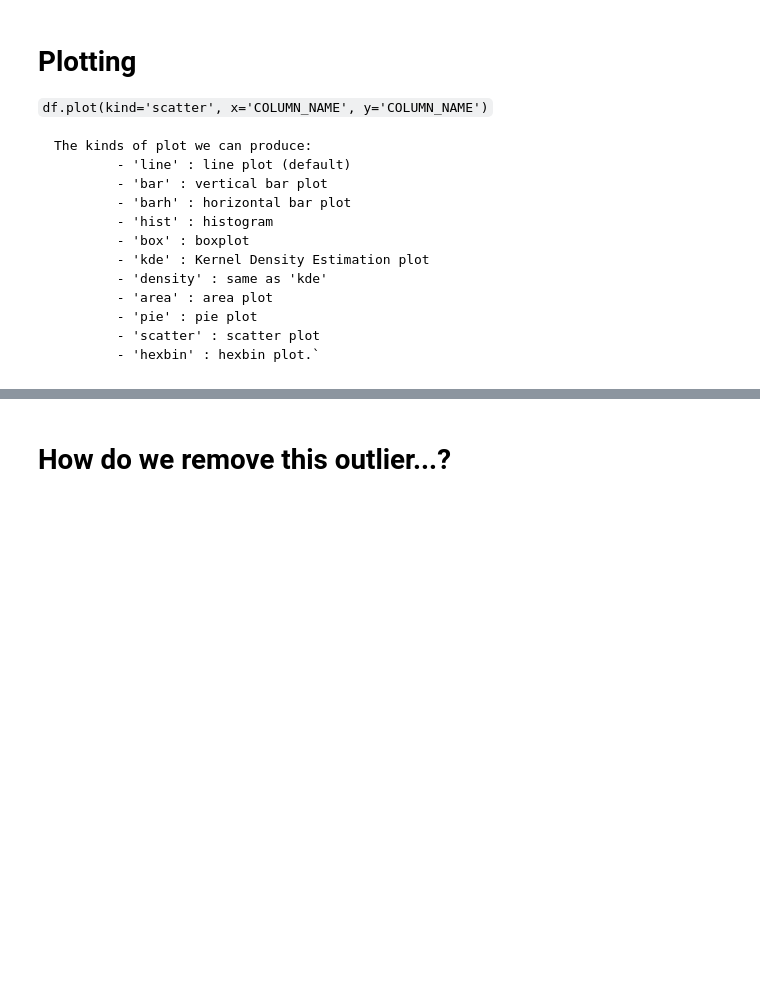
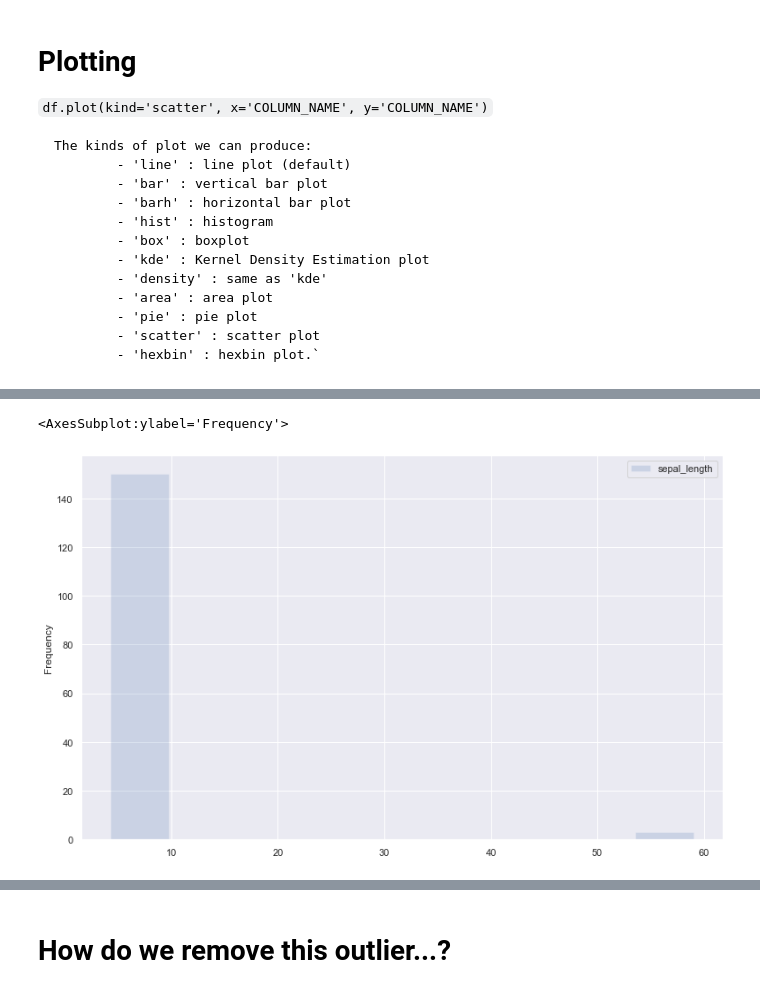
Before and after one commit to CenzOh/Python_Data_Science, a Jupyter notebook: Week-02-EDA/Lecture-EDA.ipynb, the cells around one changed output, grey strips where cells are left out. Drawn from its saved outputs; the diff is of its cells as text; code cells hidden in the pictures; blank space fills up the shorter version.

Commit message:
week 2 lecture on data exploration and visualization finished

```diff
--- a/Week-02-EDA/Lecture-EDA.ipynb
+++ b/Week-02-EDA/Lecture-EDA.ipynb
@@ -94,0 +179,5 @@ The kinds of plot we can produce:
+# %%
+df.plot(kind='hist', x='sepal_width', y='sepal_length', figsize=(13,8), alpha=0.2) #trying out different ones
+# %% [output]
+<AxesSubplot:ylabel='Frequency'>
+[figure, added]
```
Also changed, not shown: parts of 49 cells of this notebook.
